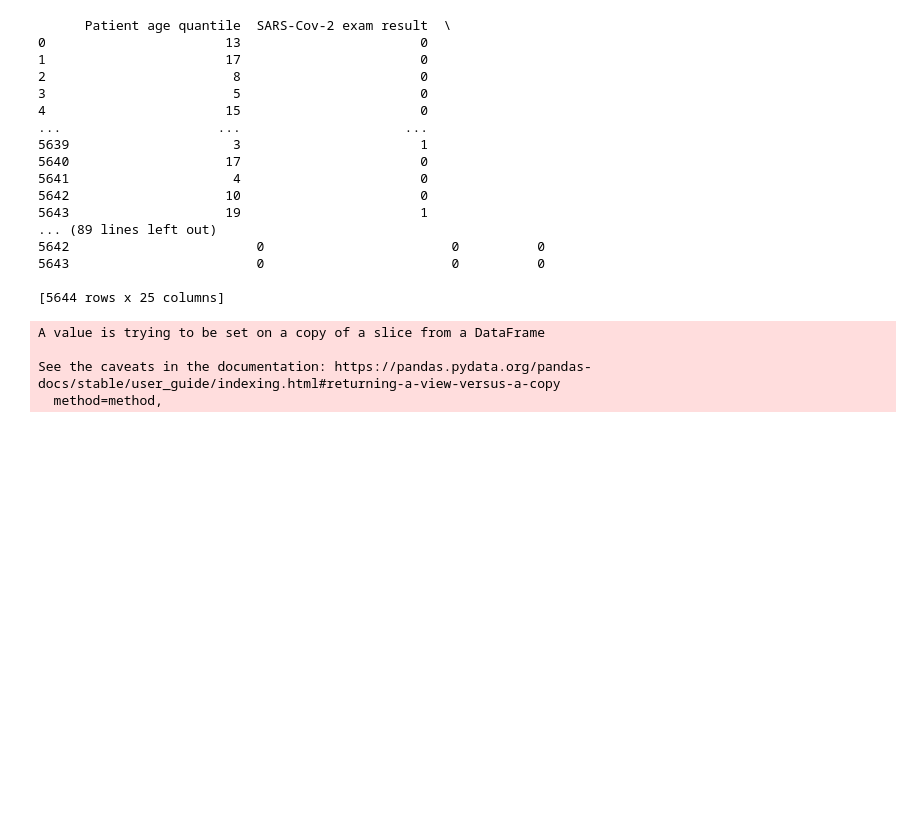
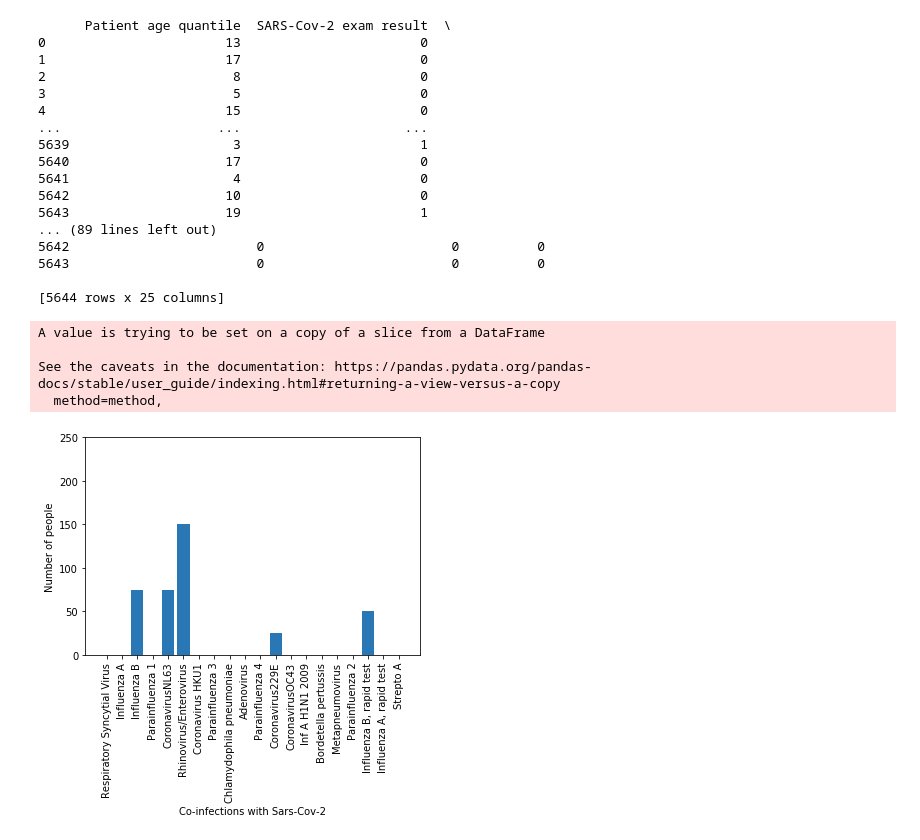
Before and after one commit to mauricioac/learning-algorithms, a Jupyter notebook: coco/index.ipynb, the cells around one changed output. Drawn from its saved outputs; the diff is of its cells as text; code cells hidden in the pictures; blank space fills up the shorter version.

```diff
--- a/coco/index.ipynb
+++ b/coco/index.ipynb
@@ -671,3 +671,33 @@ A value is trying to be set on a copy of a slice from a DataFrame
 
 See the caveats in the documentation: https://pandas.pydata.org/pandas-docs/stable/user_guide/indexing.html#returning-a-view-versus-a-copy
   method=method,
+# %%
+positive_infections = db_infections[db_infections['SARS-Cov-2 exam result'] == 1]
+# %%
+columns = positive_infections.columns
+to_remove = ['Patient age quantile', 'Patient addmited to regular ward (1=yes, 0=no)',
+       'Patient addmited to semi-intensive unit (1=yes, 0=no)',
+       'Patient addmited to intensive care unit (1=yes, 0=no)', 'SARS-Cov-2 exam result']
+for col in to_remove:
+    columns = np.delete(columns, np.where(columns == col))
+
+x = []
+y = []
+
+for col in columns:
+    l = positive_infections[positive_infections[col] == 1]
+    x.append(col)
+    y.append(l.size)
+
+y_pos = np.arange(len(y))
+
+plt.bar(y_pos, y, color = '#2977b4')
+plt.xlabel('Co-infections with Sars-Cov-2')
+plt.ylabel('Number of people')
+
+plt.ylim(0,max(y)+100)
+plt.xticks(y_pos, x, rotation=90)
+
+plt.show()
+# %% [output]
+[figure, added]
```
Also changed, not shown: parts of 6 cells of this notebook.
